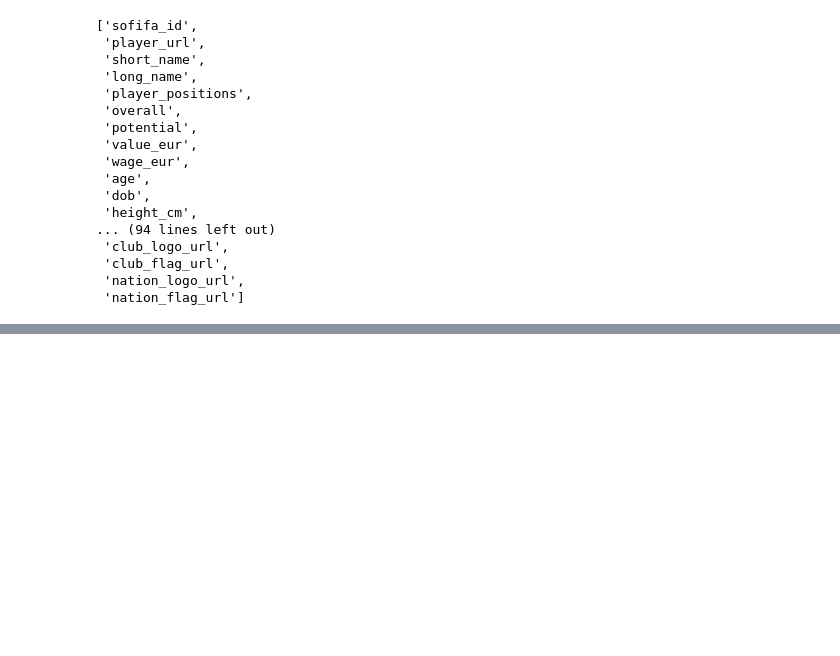
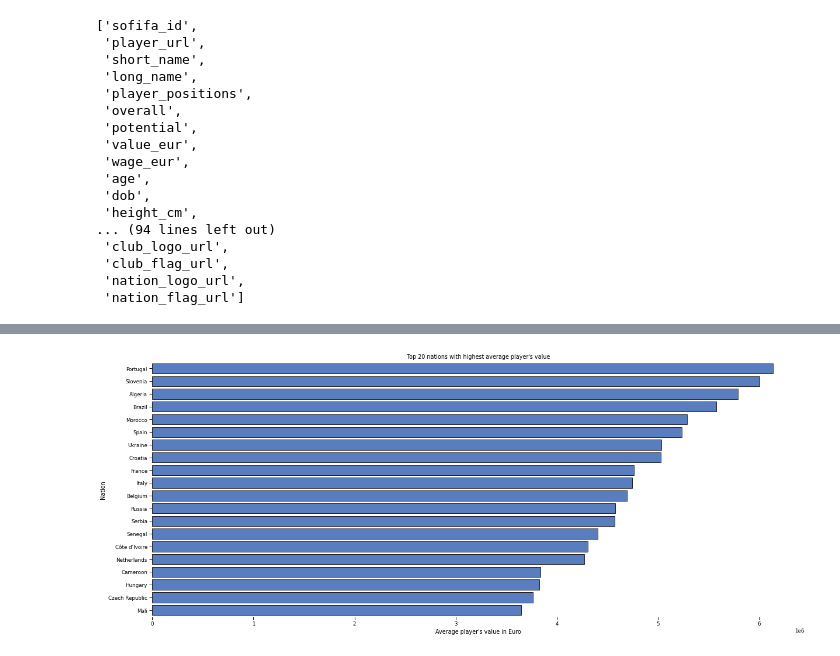
Before and after one commit to com-480-data-visualization/datavis-project-2022-y3, a Jupyter notebook: Exploratory Data Analysis.ipynb, the cells around one changed output, grey strips where cells are left out. Cells and saved outputs as stored; diff of their text form; code cells hidden in the pictures; blank space fills up the shorter version.

```diff
--- a/Exploratory Data Analysis.ipynb
+++ b/Exploratory Data Analysis.ipynb
@@ -315,0 +388,4 @@ list(df_player.columns)
+# %%
+# Dispay top 20 countries statistics by registered player's value and wage
+d_nation_top_value = d_player_value_wage.sort_values(by=['value_eur_mean', 'wage_eur_mean'], ascending=False).head(20)
+d_nation_top_value
@@ -315,0 +411,18 @@ list(df_player.columns)
+# %%
+# Visualisation
+
+f, ax = plt.subplots(figsize = (20,8))
+
+sns.set_context('paper')
+
+sns.set_color_codes('muted')
+sns.barplot(x = 'value_eur_mean', y = 'nationality_name',
+           data = d_nation_top_value.reset_index(), color = 'b', edgecolor = 'black')
+
+sns.despine(left = True, bottom = True)
+plt.title("Top 20 nations with highest average player's value")
+plt.xlabel("Average player's value in Euro")
+plt.ylabel("Nation")
+plt.show()
+# %% [output]
+[figure, added]
```
Also changed, not shown: parts of 18 cells of this notebook, 1 other file.
